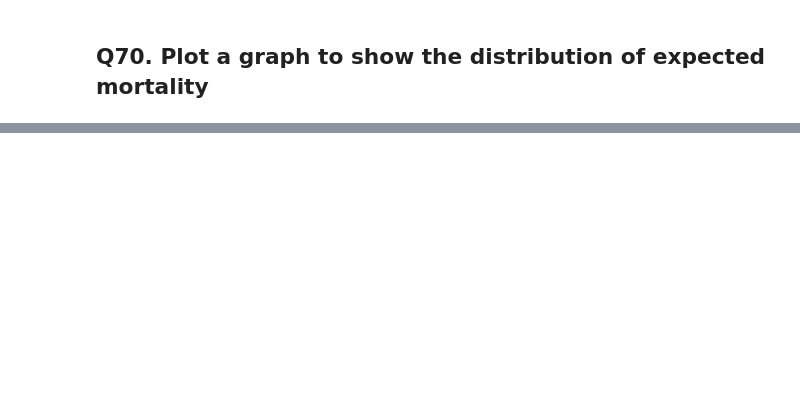
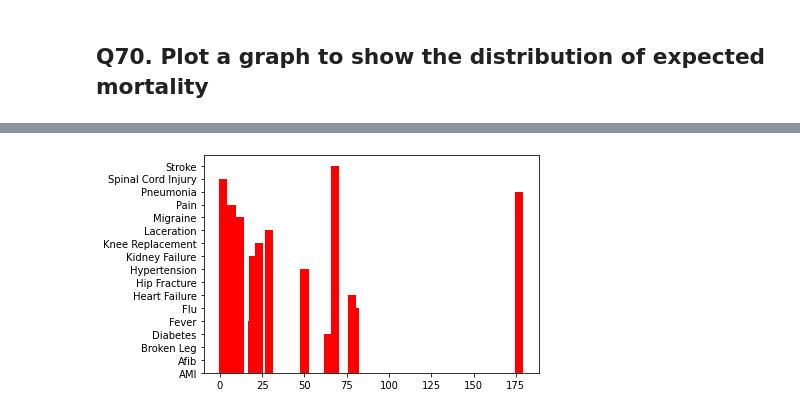
Before and after one commit to swatiguptacse/Team-6-Python-Peers, a Jupyter notebook: Q61to80_team6.ipynb, the cells around one changed output, grey strips where cells are left out. Saved outputs shown, nothing was run; the diff lists cells and outputs as text; code cells hidden in the pictures; blank space fills up the shorter version.

```diff
--- a/Q61to80_team6.ipynb
+++ b/Q61to80_team6.ipynb
@@ -264,0 +175,9 @@ Walsh Calvie
+# %%
+import matplotlib.pyplot as plt
+df1=pd.read_excel('HospitalDatabase.xlsx', 'ReAdmissionRegistry')
+df1 = pd.DataFrame(df1, columns=['PrimaryDiagnosis','PatientID'])
+#df1=df1.reset_index().groupby(['PrimaryDiagnosis','PatientID'],as_index=False).count()
+df1=df1.groupby('PrimaryDiagnosis',as_index=False).count()
+#df1 = df1.groupby(['PrimaryDiagnosis','PatientID']).count().sum()
+df1=df1.rename(columns = {'PatientID':'count'})
+df1
@@ -264,0 +203,6 @@ Walsh Calvie
+# %%
+plt.bar(df1['count'],df1['PrimaryDiagnosis'],color='red',width=5)
+#plt.figure(figsize=(10,20))
+plt.show()
+# %% [output]
+[figure, added]
```
Also changed, not shown: parts of 33 cells of this notebook.
